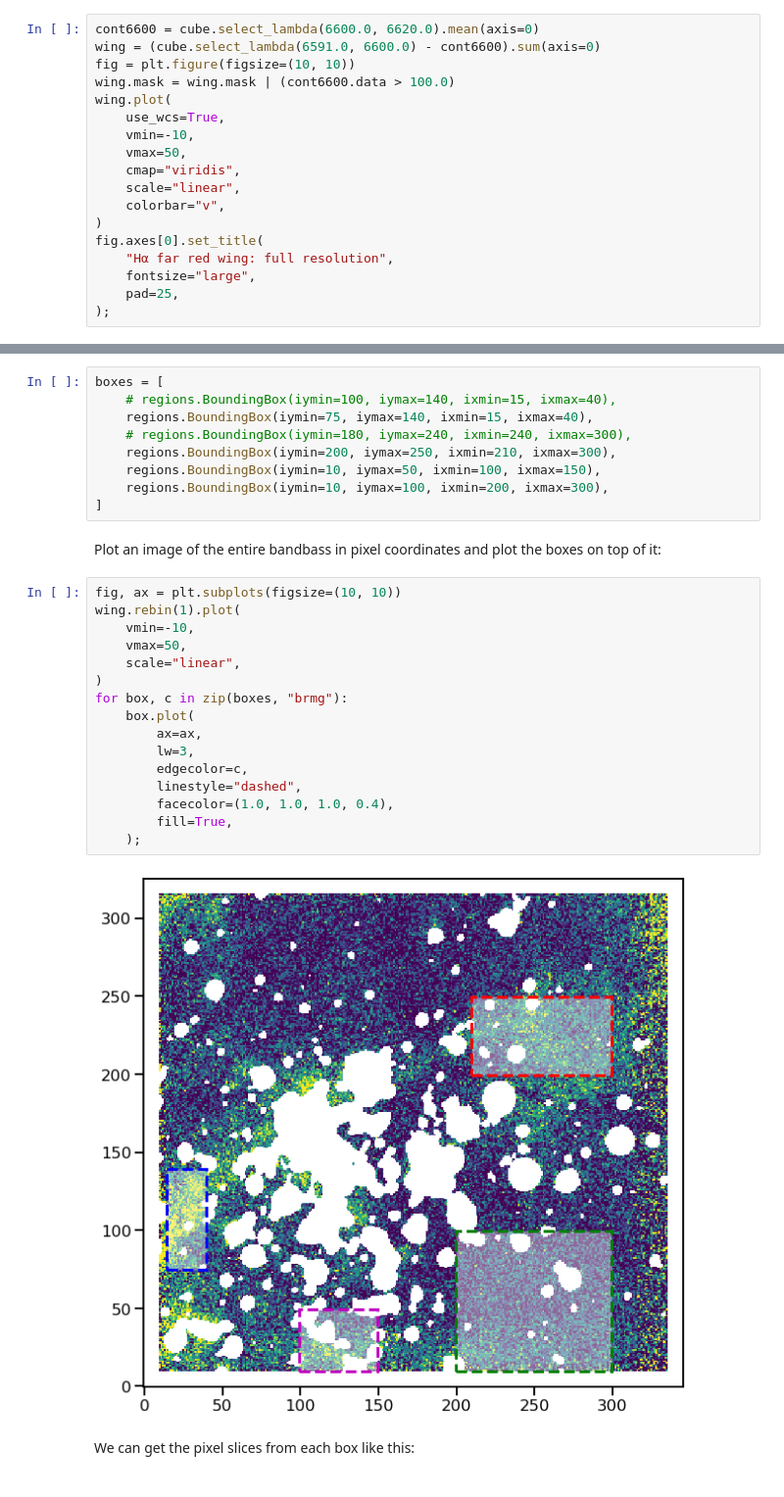
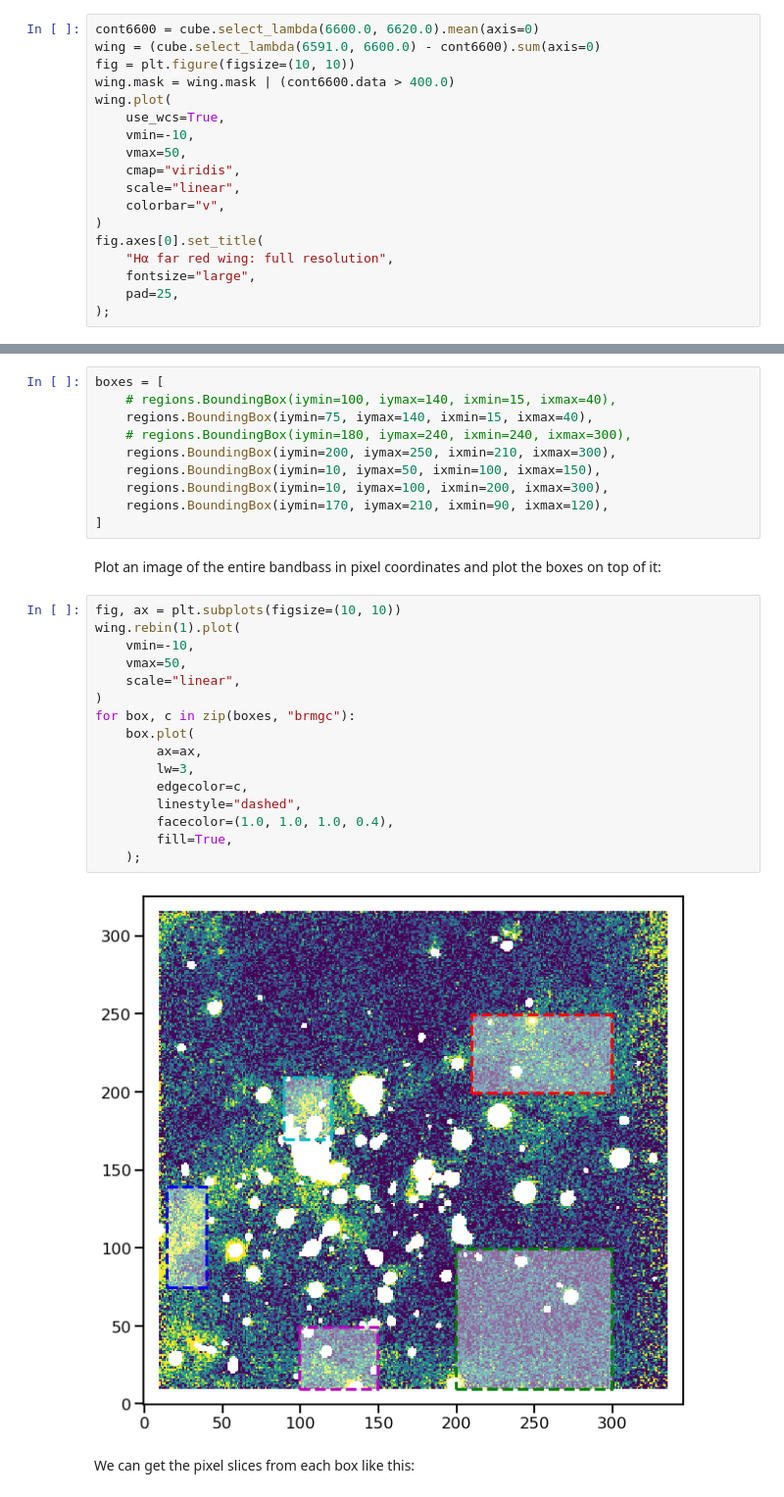
Before and after one commit to will-henney/muse-hii-regions, a Jupyter notebook: notebooks/02-00-raman-wings.ipynb, the cells around one changed output, grey strips where cells are left out. Shown at 98% size. Saved outputs shown, nothing was run; the diff lists cells and outputs as text.

```diff
--- a/notebooks/02-00-raman-wings.ipynb
+++ b/notebooks/02-00-raman-wings.ipynb
@@ -53,7 +53,7 @@ First, make an image of the outer red wing:
 cont6600 = cube.select_lambda(6600.0, 6620.0).mean(axis=0)
 wing = (cube.select_lambda(6591.0, 6600.0) - cont6600).sum(axis=0)
 fig = plt.figure(figsize=(10, 10))
-wing.mask = wing.mask | (cont6600.data > 100.0)
+wing.mask = wing.mask | (cont6600.data > 400.0)
 wing.plot(
     use_wcs=True,
     vmin=-10,
@@ -178,27 +178,28 @@ boxes = [
     regions.BoundingBox(iymin=200, iymax=250, ixmin=210, ixmax=300),
     regions.BoundingBox(iymin=10, iymax=50, ixmin=100, ixmax=150),
     regions.BoundingBox(iymin=10, iymax=100, ixmin=200, ixmax=300),
+    regions.BoundingBox(iymin=170, iymax=210, ixmin=90, ixmax=120),
 ]
 # %% [markdown]
 Plot an image of the entire bandbass in pixel coordinates and plot the boxes on top of it:
 # %%
 fig, ax = plt.subplots(figsize=(10, 10))
 wing.rebin(1).plot(
     vmin=-10,
     vmax=50,
     scale="linear",
 )
-for box, c in zip(boxes, "brmg"):
+for box, c in zip(boxes, "brmgc"):
     box.plot(
         ax=ax,
         lw=3,
         edgecolor=c,
         linestyle="dashed",
         facecolor=(1.0, 1.0, 1.0, 0.4),
         fill=True,
     );
 # %% [output]
-[figure, old version]
+[figure, new version]
 # %% [markdown]
 We can get the pixel slices from each box like this:
 # %%
```
Also changed, not shown: parts of 6 cells of this notebook, 2 other files.
